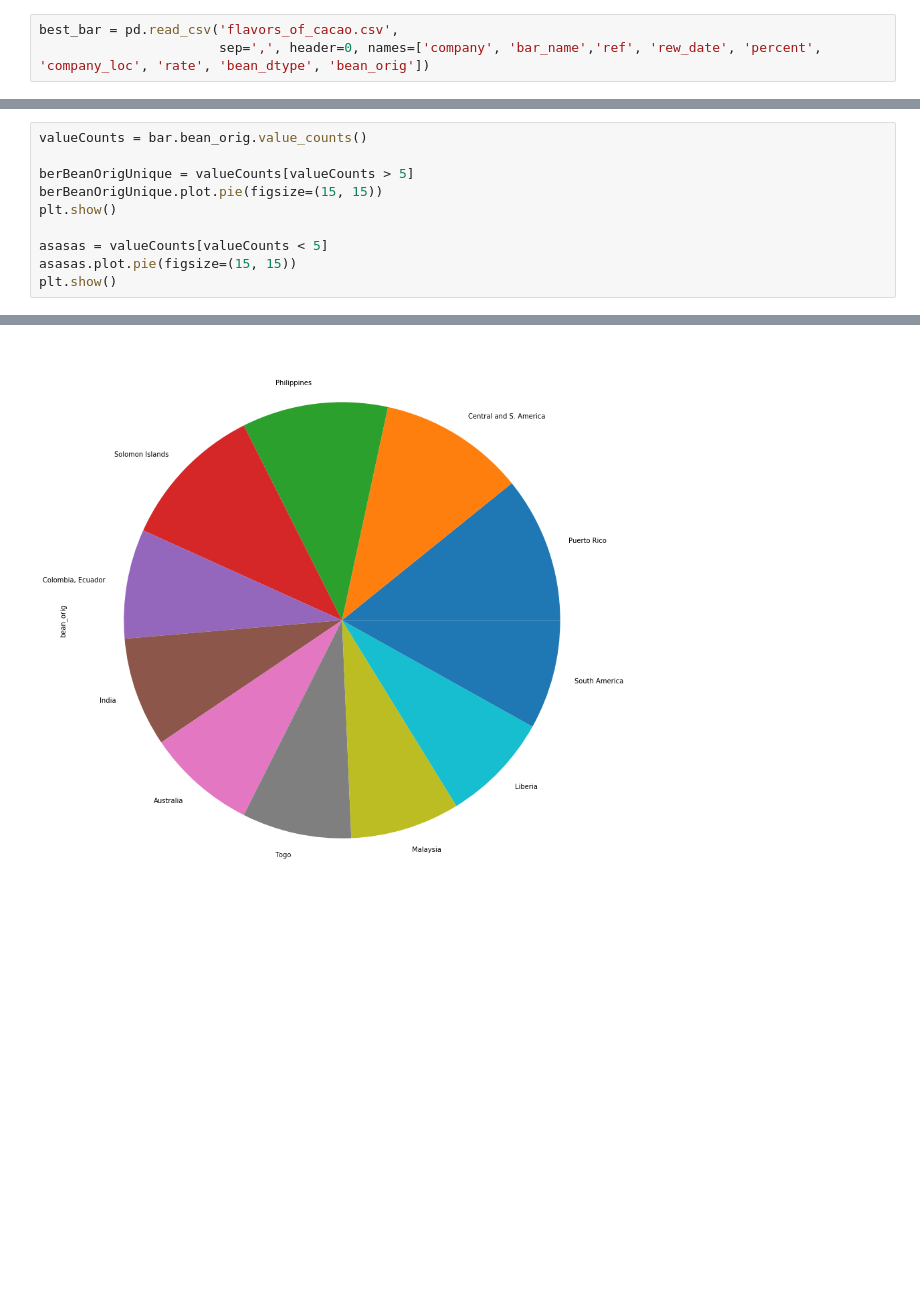
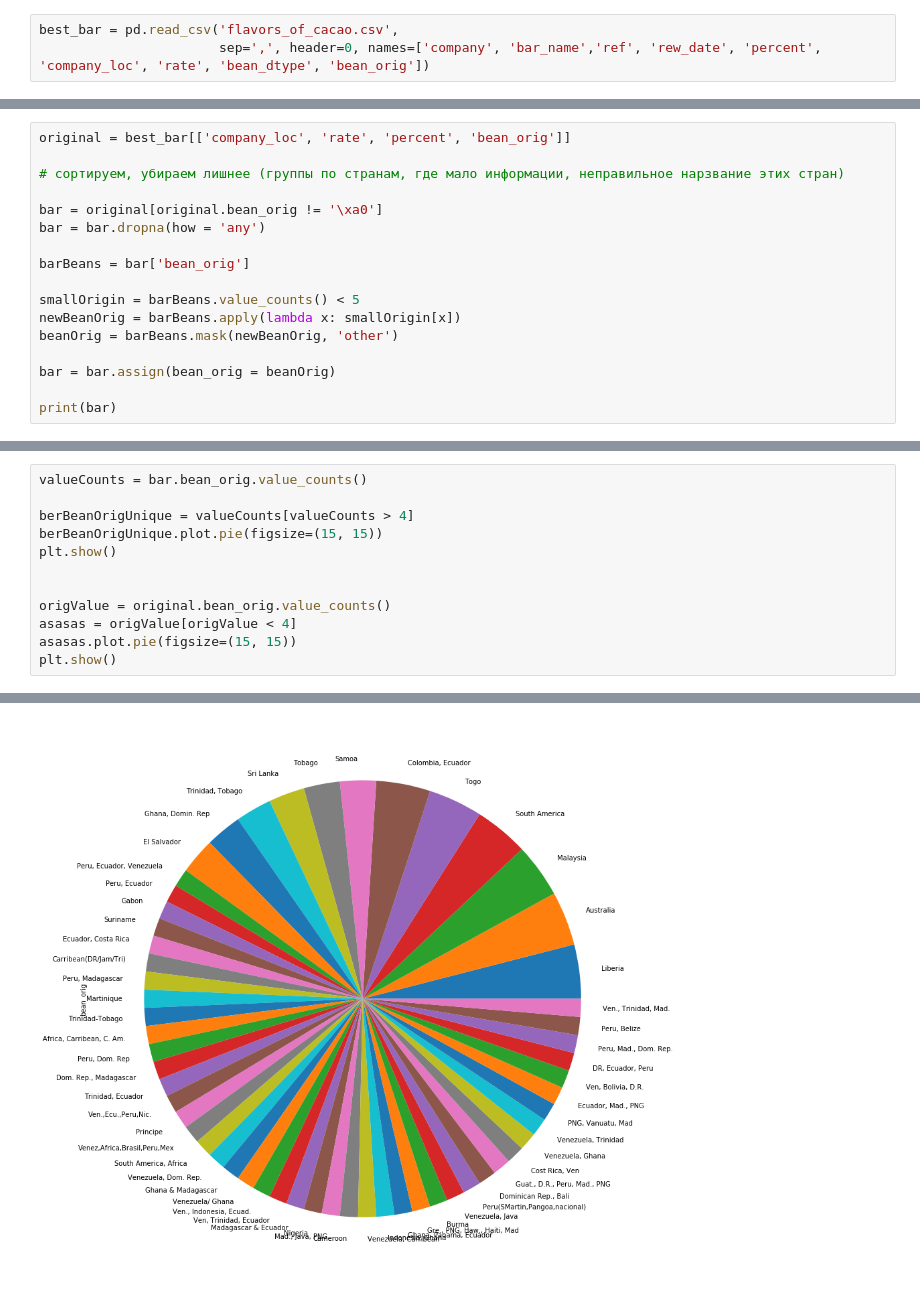
Before and after one commit to NeoRu4/labs, a Jupyter notebook: machine_learning/lab_1/flavors_of_cacao.ipynb, the cells around one changed output, grey strips where cells are left out. Saved outputs shown, nothing was run; the diff lists cells and outputs as text; blank space fills up the shorter version.

```diff
--- a/machine_learning/lab_1/flavors_of_cacao.ipynb
+++ b/machine_learning/lab_1/flavors_of_cacao.ipynb
@@ -43,0 +12,17 @@ print(bar)
+# %%
+original = best_bar[['company_loc', 'rate', 'percent', 'bean_orig']]
+
+# сортируем, убираем лишнее (группы по странам, где мало информации, неправильное нарзвание этих стран)
+
+bar = original[original.bean_orig != '\xa0']
+bar = bar.dropna(how = 'any')
+
+barBeans = bar['bean_orig']
+
+smallOrigin = barBeans.value_counts() < 5
+newBeanOrig = barBeans.apply(lambda x: smallOrigin[x])
+beanOrig = barBeans.mask(newBeanOrig, 'other')
+
+bar = bar.assign(bean_orig = beanOrig)
+
+print(bar)
@@ -86,11 +89,13 @@ pairplot(berFrame)
 # %%
 valueCounts = bar.bean_orig.value_counts()
 
-berBeanOrigUnique = valueCounts[valueCounts > 5]
+berBeanOrigUnique = valueCounts[valueCounts > 4]
 berBeanOrigUnique.plot.pie(figsize=(15, 15))
 plt.show()
 
-asasas = valueCounts[valueCounts < 5]
+
+origValue = original.bean_orig.value_counts()
+asasas = origValue[origValue < 4]
 asasas.plot.pie(figsize=(15, 15))
 plt.show()
 # %% [output]
@@ -98,4 +103,4 @@ plt.show()
-[figure, old version]
+[figure, new version]
 # %%
 # группируем, сортируем
 groupedAndSorted = bar.groupby('bean_orig')['rate'].mean().sort_values(ascending=False)
```
Also changed, not shown: parts of 11 cells of this notebook.
